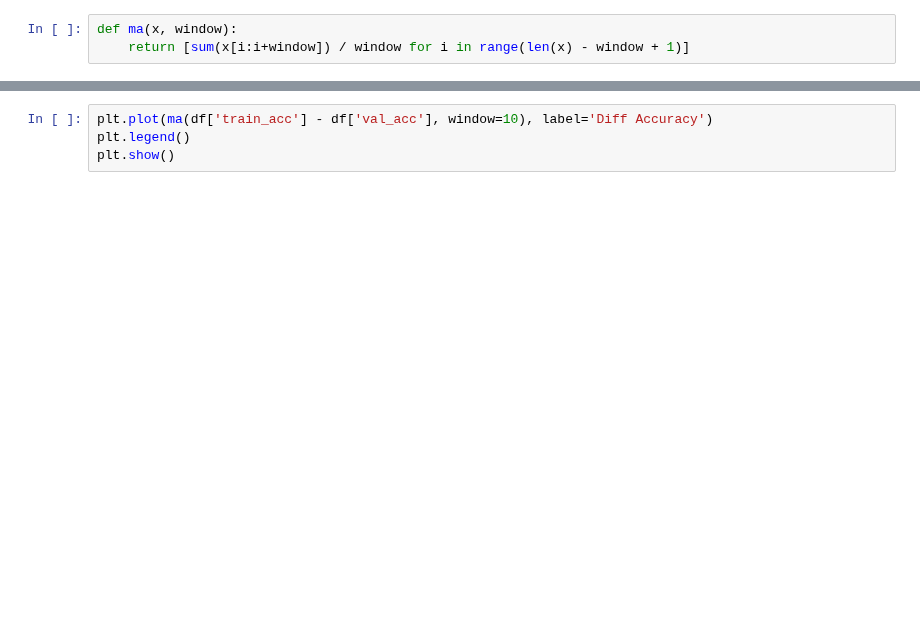
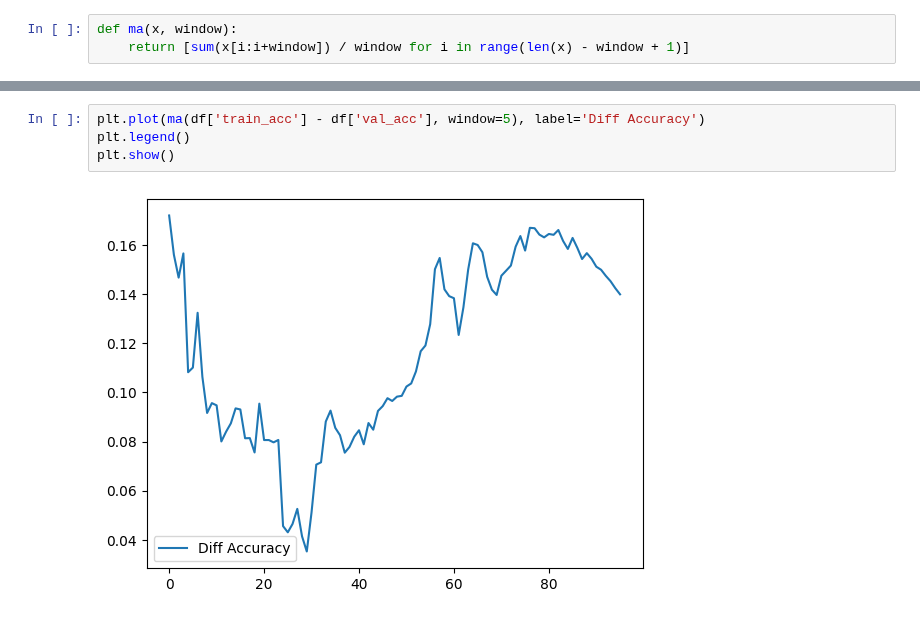
Before and after one commit to EmilienJemelen/selective-classification, a Jupyter notebook: Mammographies/check_train.ipynb, the cells around one changed output, grey strips where cells are left out. Drawn from its saved outputs; the diff is of its cells as text; blank space fills up the shorter version.

```diff
--- a/Mammographies/check_train.ipynb
+++ b/Mammographies/check_train.ipynb
@@ -24,4 +37,6 @@ plt.show()
 # %%
-plt.plot(ma(df['train_acc'] - df['val_acc'], window=10), label='Diff Accuracy')
+plt.plot(ma(df['train_acc'] - df['val_acc'], window=5), label='Diff Accuracy')
 plt.legend()
 plt.show()
+# %% [output]
+[figure, added]
```
Also changed, not shown: parts of 4 cells of this notebook, 3 other files.
